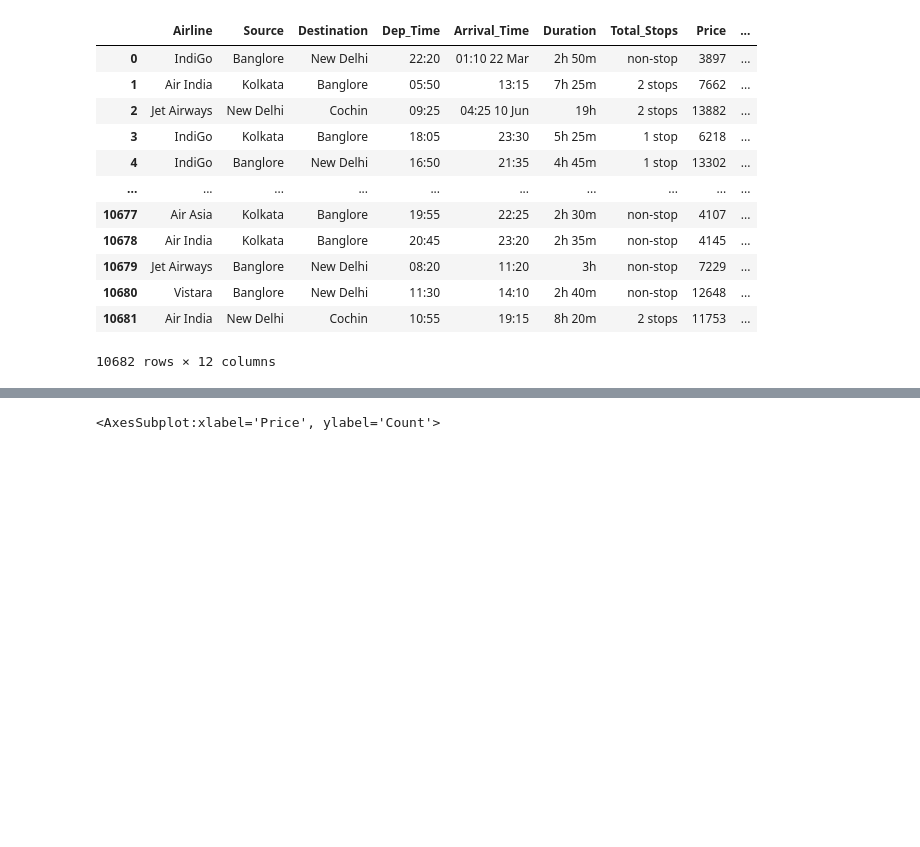
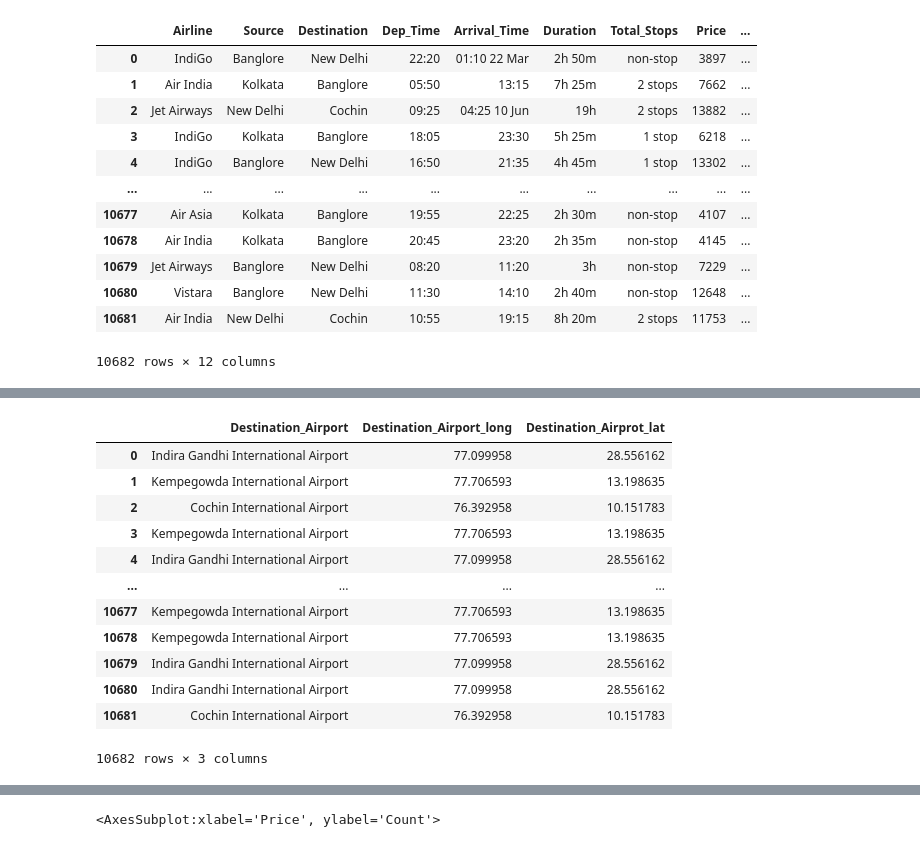
Before and after one commit to saquibmohiuddin/flight-fare-prediction, a Jupyter notebook: flight_fare.ipynb, the cells around one changed output, grey strips where cells are left out. Saved outputs shown, nothing was run; the diff lists cells and outputs as text; code cells hidden in the pictures; blank space fills up the shorter version.

```diff
--- a/flight_fare.ipynb
+++ b/flight_fare.ipynb
@@ -6,3 +10,5 @@ import seaborn as sns
+# %%
+gmaps = googlemaps.Client(key='AIzaSyD4RVV5iILPtO-9SGP8nRy0Gm8Ue_kzJVU')
 # %%
 df_train = pd.read_excel("D:/Internship/flight_fare/flight-fare-prediction/data/Data_Train.xlsx")
 df_train
@@ -301,0 +324,3 @@ airport(df_train, "Source", "Destination")
+# %%
+df_address = df_train.iloc[:, 11:12]
+df_address.head()
@@ -301,0 +334,24 @@ airport(df_train, "Source", "Destination")
+# %%
+df_address["Destination_Airport_long"] = ""
+df_address["Destination_Airprot_lat"] = ""
+# %%
+for x in range(len(df_address)):
+    geocode_result = gmaps.geocode(df_address["Destination_Airport"][x])
+    df_address['Destination_Airprot_lat'][x] = geocode_result[0]['geometry']['location']['lat']
+    df_address['Destination_Airport_long'][x] = geocode_result[0]['geometry']['location']['lng']
+# %%
+df_address
+# %% [output]
+|  | Destination_Airport | Destination_Airport_long | Destination_Airprot_lat |
+| 0 | Indira Gandhi International Airport | 77.099958 | 28.556162 |
+| 1 | Kempegowda International Airport | 77.706593 | 13.198635 |
+| 2 | Cochin International Airport | 76.392958 | 10.151783 |
+| 3 | Kempegowda International Airport | 77.706593 | 13.198635 |
+| 4 | Indira Gandhi International Airport | 77.099958 | 28.556162 |
+| ... | ... | ... | ... |
+| 10677 | Kempegowda International Airport | 77.706593 | 13.198635 |
+| 10678 | Kempegowda International Airport | 77.706593 | 13.198635 |
+| 10679 | Indira Gandhi International Airport | 77.099958 | 28.556162 |
+| 10680 | Indira Gandhi International Airport | 77.099958 | 28.556162 |
+| 10681 | Cochin International Airport | 76.392958 | 10.151783 |
+10682 rows × 3 columns
```
Also changed, not shown: parts of 7 cells of this notebook, 1 other file.
